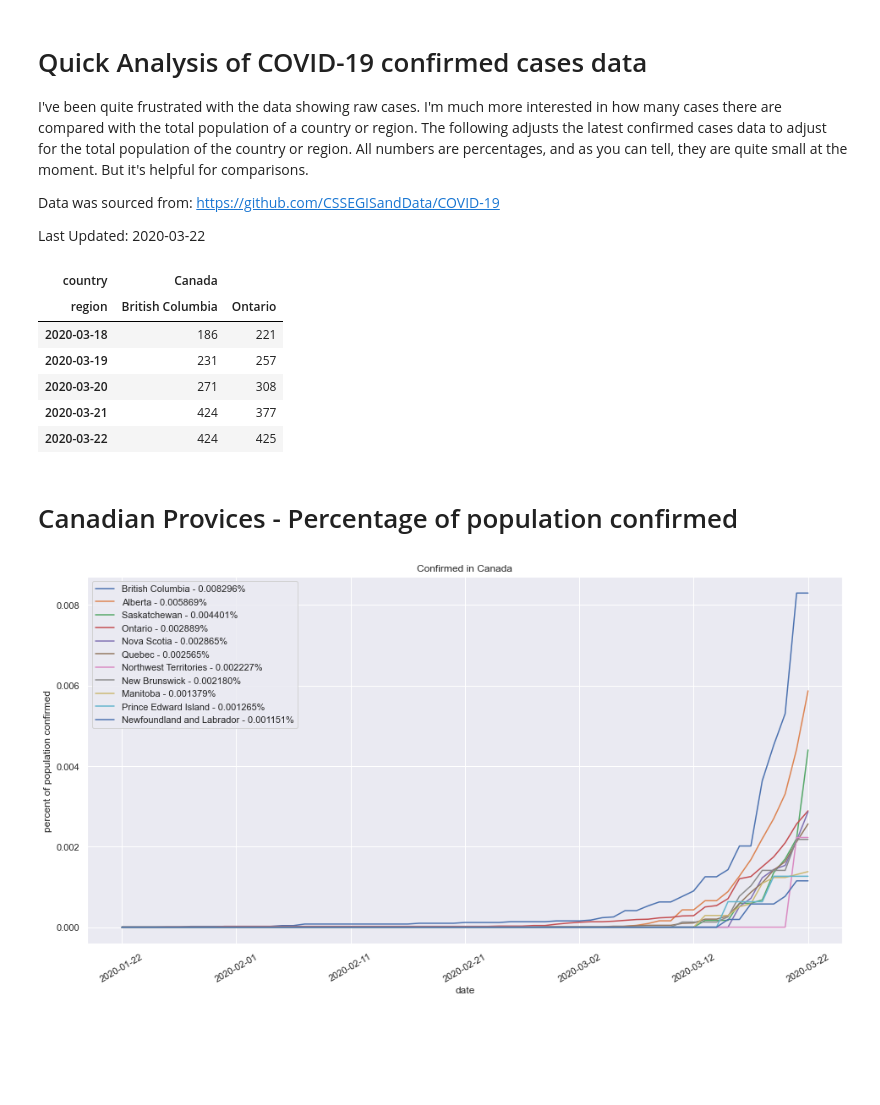
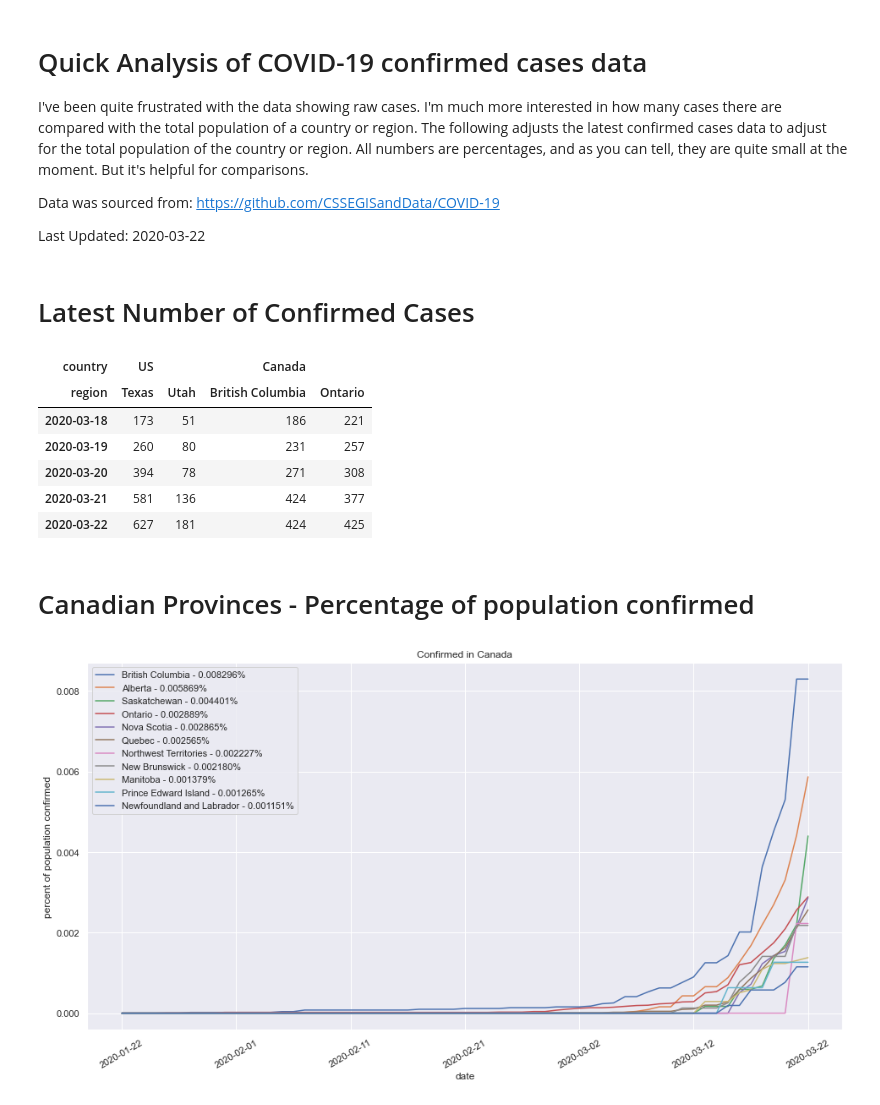
Before and after one commit to rrx/COVID-19, a Jupyter notebook: analysis.ipynb, the cells around one changed output. Drawn from its saved outputs; the diff is of its cells as text; code cells hidden in the pictures; blank space fills up the shorter version.

```diff
--- a/analysis.ipynb
+++ b/analysis.ipynb
@@ -51,18 +51,20 @@ def by_country(df, names):
     df = df.drop(columns=['population'])
     df = df.transpose()
     return df
+# %% [markdown]
+# Latest Number of Confirmed Cases
 # %%
-df.loc[[('Canada', 'British Columbia'), ('Canada','Ontario')]].transpose().tail()
+df.loc[[('US', 'Texas'), ('US', 'Utah'), ('Canada', 'British Columbia'), ('Canada','Ontario')]].transpose().tail()
 # %% [output]
-| country | Canada |  |
-| region | British Columbia | Ontario |
-| 2020-03-18 | 186 | 221 |
-| 2020-03-19 | 231 | 257 |
-| 2020-03-20 | 271 | 308 |
-| 2020-03-21 | 424 | 377 |
-| 2020-03-22 | 424 | 425 |
+| country | US |  | Canada |  |
+| region | Texas | Utah | British Columbia | Ontario |
+| 2020-03-18 | 173 | 51 | 186 | 221 |
+| 2020-03-19 | 260 | 80 | 231 | 257 |
+| 2020-03-20 | 394 | 78 | 271 | 308 |
+| 2020-03-21 | 581 | 136 | 424 | 377 |
+| 2020-03-22 | 627 | 181 | 424 | 425 |
 # %% [markdown]
-# Canadian Provices - Percentage of population confirmed
+# Canadian Provinces - Percentage of population confirmed
 # %%
 areas = list(filter(lambda x: x[0] =='Canada', df.index))
 canada = by_country(df, areas)
```
Also changed, not shown: 1 other file.
